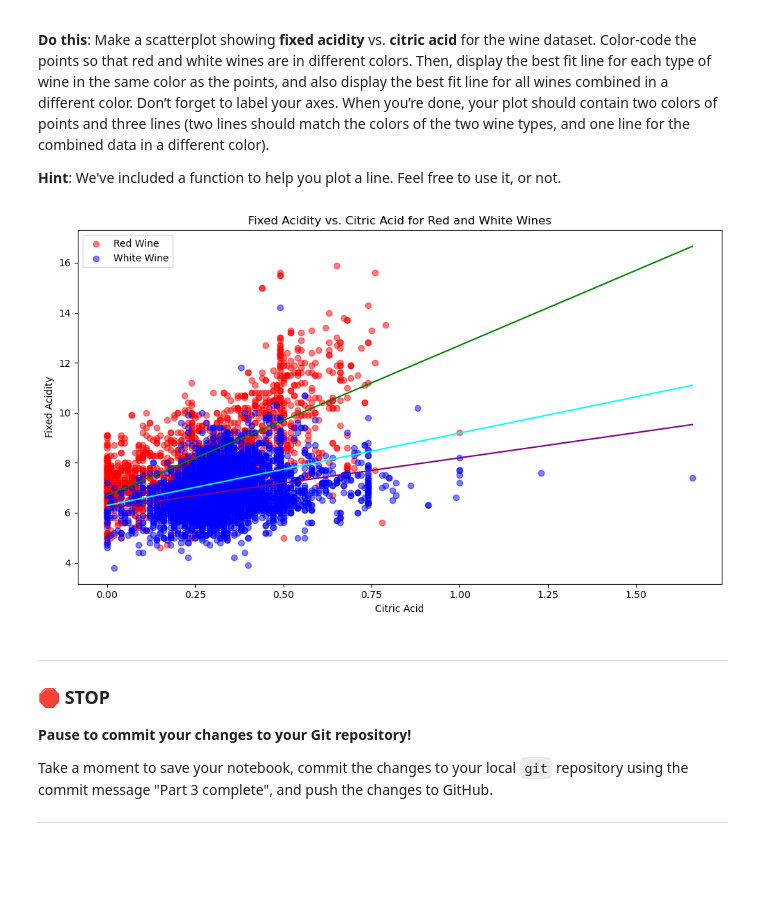
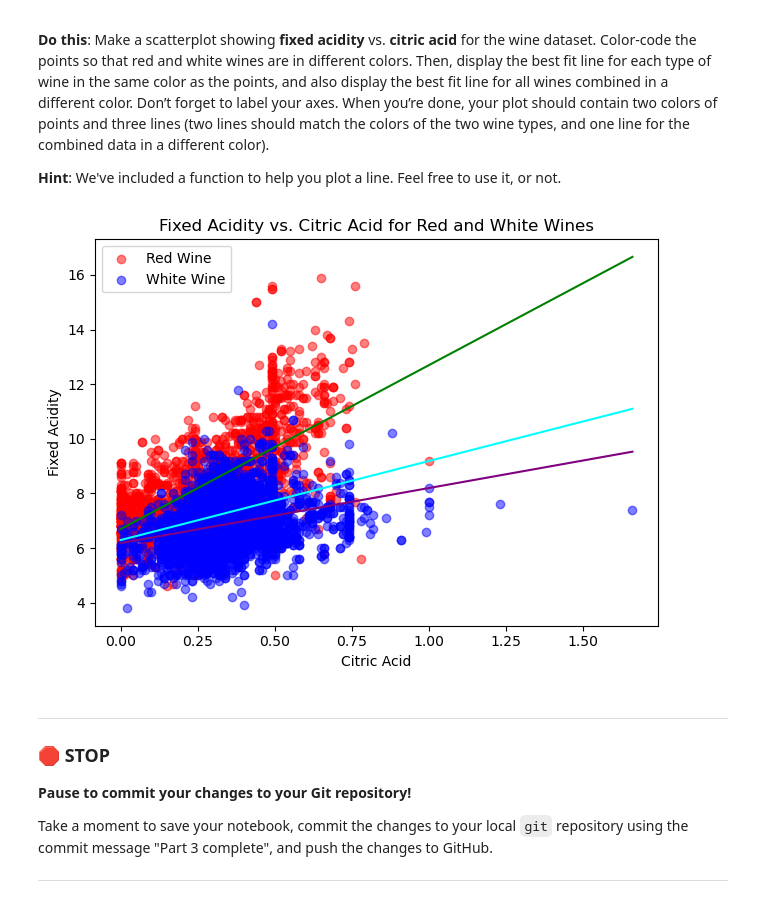
Before and after one commit to JamboLe/CMSE202-f24-turnin, a Jupyter notebook: hw-03/HW-03_Regression-STUDENT.ipynb, the cells around one changed output. Saved outputs shown, nothing was run; the diff lists cells and outputs as text; code cells hidden in the pictures; blank space fills up the shorter version.

```diff
--- a/hw-03/HW-03_Regression-STUDENT.ipynb
+++ b/hw-03/HW-03_Regression-STUDENT.ipynb
@@ -266,45 +263,42 @@ Notes:
 **Hint**: We've included a function to help you plot a line. Feel free to use it, or not.
 # %%
 # Put your code here
-
-import matplotlib.pyplot as plt
-import numpy as np
 def plot_line(slope, intercept, xmin, xmax, color,label):
     xline = np.array([xmin,xmax])
     yline = slope*xline+intercept
     plt.plot(xline,yline,color)
-plt.figure(figsize=(10, 6))
+
 
 red_citric_acid = red_data['citric acid']
 red_fixed_acid = red_data['fixed acidity']
 white_citric_acid = white_data['citric acid']
 white_fixed_acid = white_data['fixed acidity']
 plt.scatter(red_citric_acid, red_fixed_acid, color='red', alpha=0.5, label='Red Wine')
 plt.scatter(white_citric_acid, white_fixed_acid, color='blue', alpha=0.5, label='White Wine')
 plt.legend()
 red_coef = np.polyfit(red_citric_acid, red_fixed_acid, 1)
 red_slope, red_intercept = red_coef
 
 white_coef = np.polyfit(white_citric_acid, white_fixed_acid, 1)
 white_slope, white_intercept = white_coef
 
 combined_citric_acid = pd.concat([red_citric_acid, white_citric_acid], ignore_index=True)
 combined_fixed_acid = pd.concat([red_fixed_acid, white_fixed_acid], ignore_index=True)
 combined_coef = np.polyfit(combined_citric_acid, combined_fixed_acid, 1)
 combined_slope, combined_intercept = combined_coef
 
 xmin, xmax = min(combined_citric_acid), max(combined_citric_acid)
 
 plot_line(red_slope, red_intercept, xmin, xmax, 'green', 'Best Fit (Red Wine)')
 plot_line(white_slope, white_intercept, xmin, xmax, 'purple', 'Best Fit (White Wine)')
 plot_line(combined_slope, combined_intercept, xmin, xmax, 'cyan', 'Best Fit (All Wines Combined)')
 plt.xlabel('Citric Acid')
 plt.ylabel('Fixed Acidity')
 plt.title('Fixed Acidity vs. Citric Acid for Red and White Wines')
 plt.legend()
 plt.tight_layout()
 # %% [output]
-[figure, old version]
+[figure, new version]
 # %% [markdown]
 ---
 ### &#128721; STOP
```
Also changed, not shown: parts of 9 cells of this notebook.
